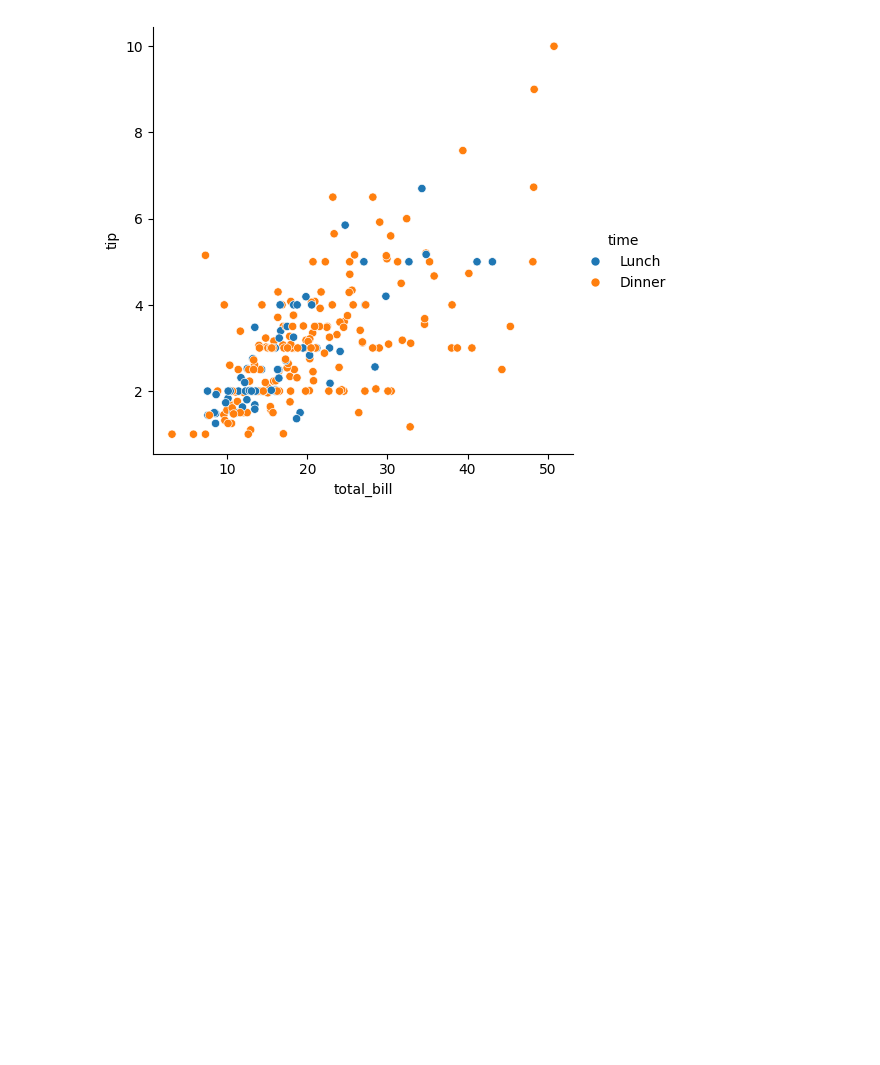
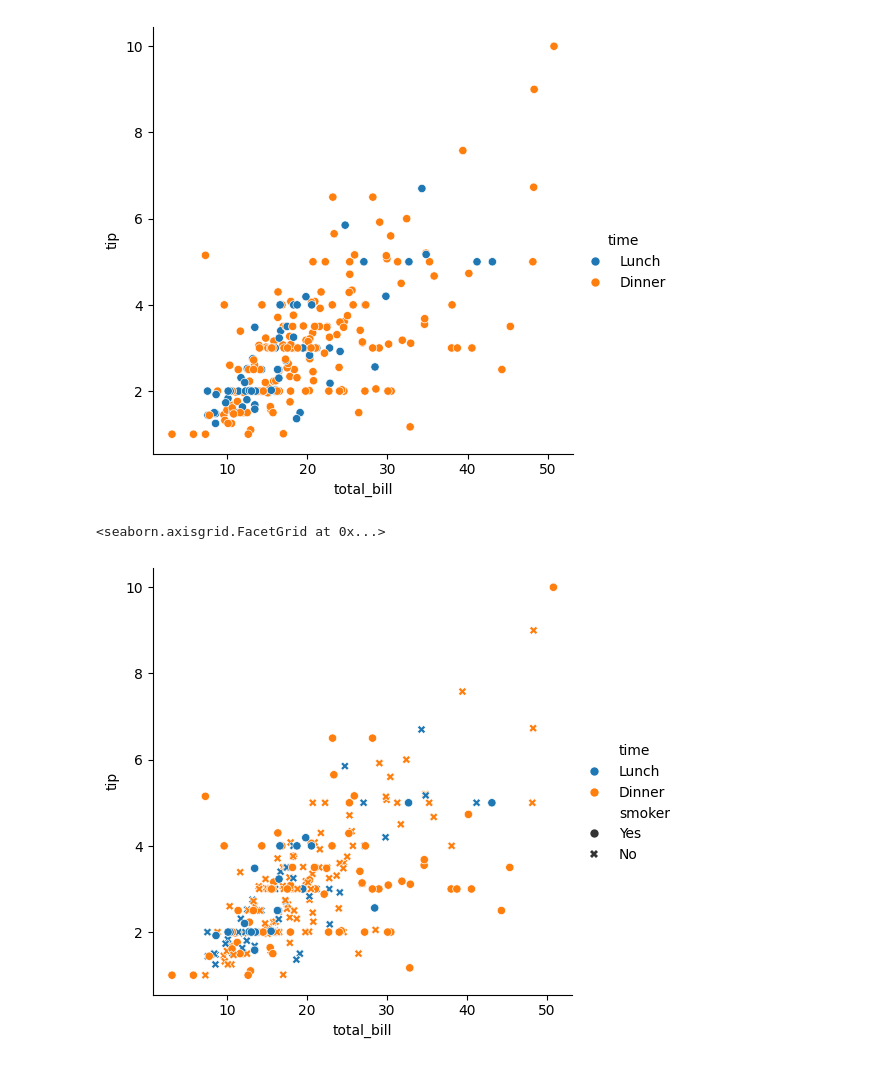
Before and after one commit to Lavesh55/data-science, a Jupyter notebook: seaborn.ipynb, the cells around one changed output. Drawn from its saved outputs; the diff is of its cells as text; code cells hidden in the pictures; blank space fills up the shorter version.

```diff
--- a/seaborn.ipynb
+++ b/seaborn.ipynb
@@ -46,3 +50,8 @@ sns.relplot(x='total_bill',y='tip',data=tip,kind='scatter',hue='time')
 # %% [output]
 <seaborn.axisgrid.FacetGrid at 0x...>
 [figure]
+# %%
+sns.relplot(x='total_bill',y='tip',data=tip,kind='scatter',hue='time',style='smoker')
+# %% [output]
+<seaborn.axisgrid.FacetGrid at 0x...>
+[figure, added]
```
Also changed, not shown: parts of 12 cells of this notebook.
